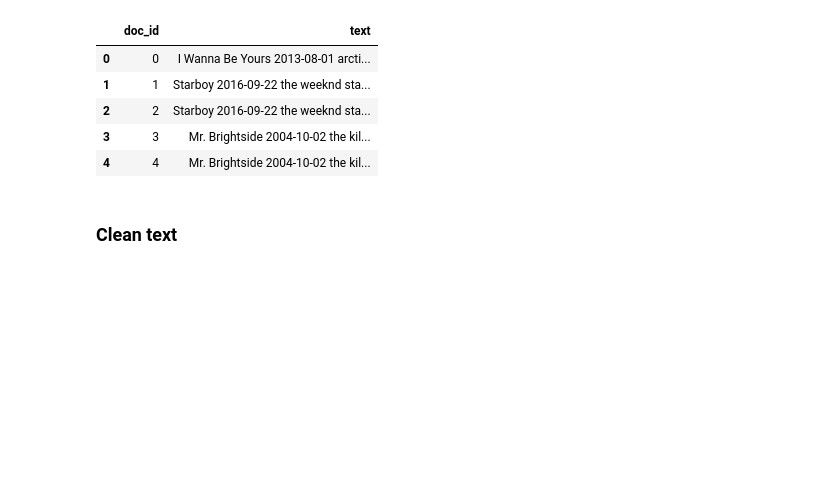
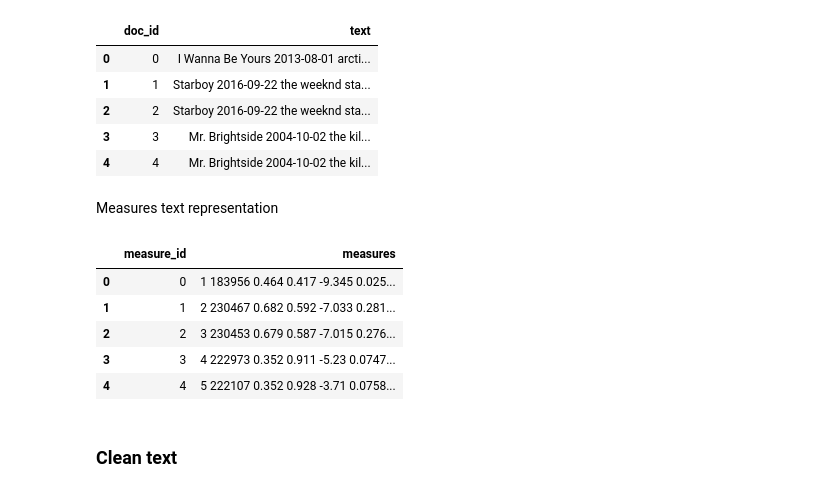
Before and after one commit to nunollages/IPAI, a Jupyter notebook: Code.ipynb, the cells around one changed output. Drawn from its saved outputs; the diff is of its cells as text; code cells hidden in the pictures; blank space fills up the shorter version.

```diff
--- a/Code.ipynb
+++ b/Code.ipynb
@@ -773,6 +771,22 @@ df.head()
 | 2 | 2 | Starboy 2016-09-22 the weeknd sta... |
 | 3 | 3 | Mr. Brightside 2004-10-02 the kil... |
 | 4 | 4 | Mr. Brightside 2004-10-02 the kil... |
+# %% [markdown]
+Measures text representation
+# %%
+df = pd.DataFrame({
+    "measure_id": range(len(measure_documents)),
+    "measures": [" ".join(extract_values(doc)) for doc in measure_documents]
+})
+
+df.head()
+# %% [output]
+|  | measure_id | measures |
+| 0 | 0 | 1 183956 0.464 0.417 -9.345 0.025... |
+| 1 | 1 | 2 230467 0.682 0.592 -7.033 0.281... |
+| 2 | 2 | 3 230453 0.679 0.587 -7.015 0.276... |
+| 3 | 3 | 4 222973 0.352 0.911 -5.23 0.0747... |
+| 4 | 4 | 5 222107 0.352 0.928 -3.71 0.0758... |
 # %%
 _CONTRACTIONS_PATH =  "jsons/contractions_en.json"
 
```
Also changed, not shown: parts of 5 cells of this notebook.
